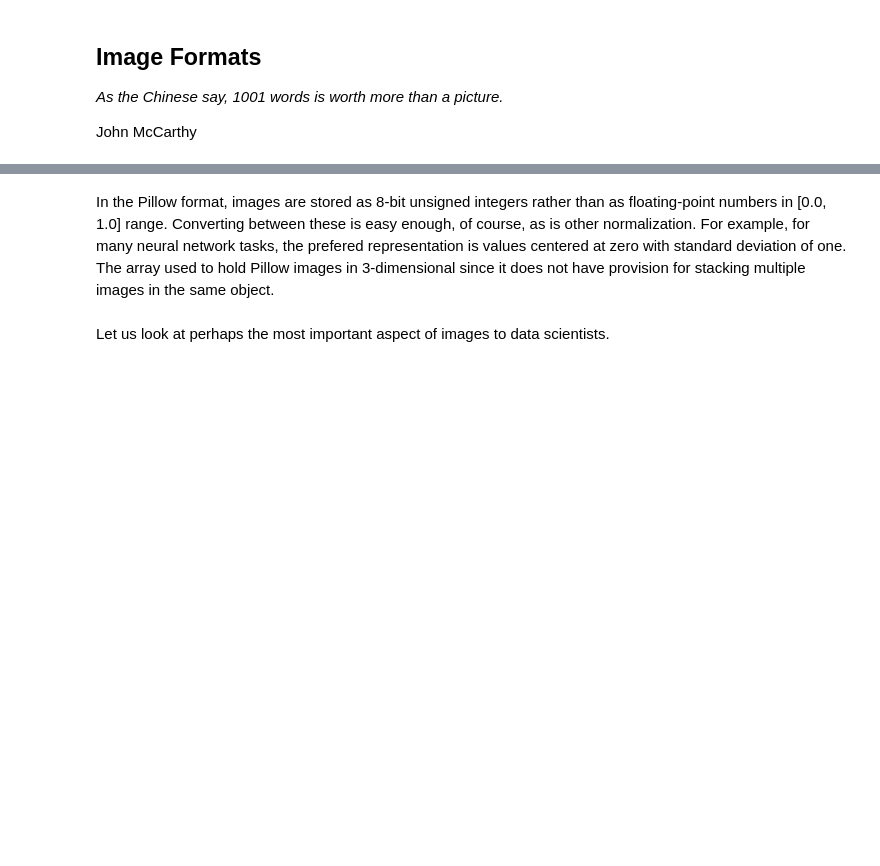
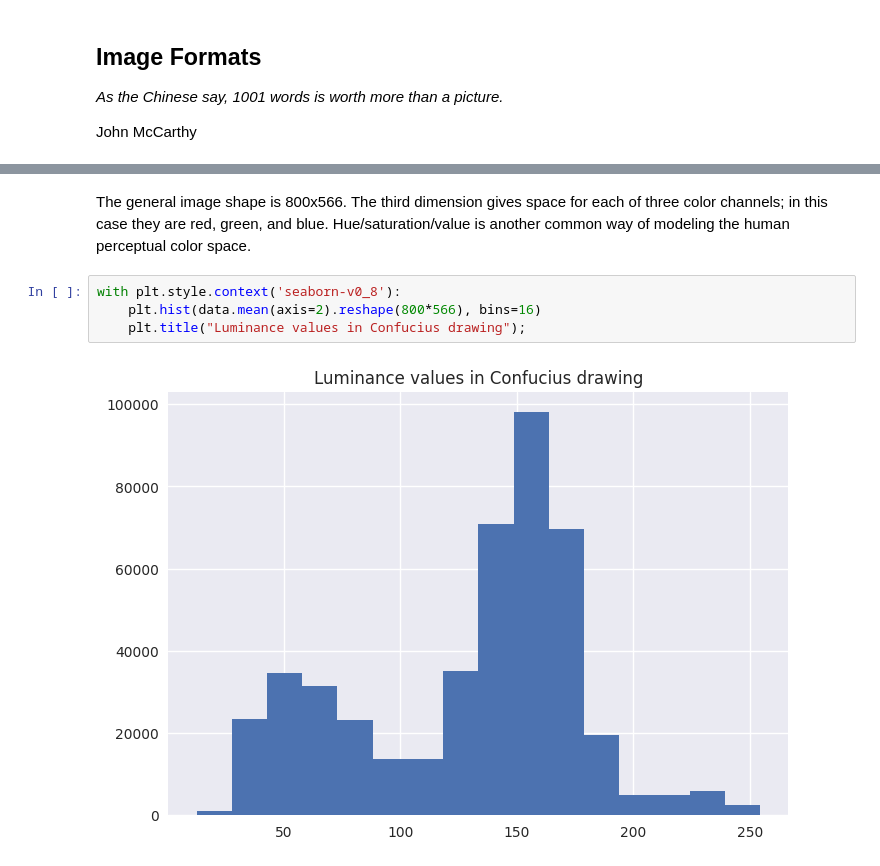
Before and after one commit to DavidMertz/CleaningDataVideo, a Jupyter notebook: Data_Ingestion-Other.ipynb, the cells around one changed output, grey strips where cells are left out. Drawn from its saved outputs; the diff is of its cells as text; blank space fills up the shorter version.

Commit message:
Data Ingestion Other

```diff
--- a/Data_Ingestion-Other.ipynb
+++ b/Data_Ingestion-Other.ipynb
@@ -370,4 +514,8 @@ print("Some values\n", data[:2, :, :])
-# %% [markdown]
-In the Pillow format, images are stored as 8-bit unsigned integers rather than as floating-point numbers in [0.0, 1.0] range.  Converting between these is easy enough, of course, as is other normalization.  For example, for many neural network tasks, the prefered representation is values centered at zero with standard deviation of one.  The array used to hold Pillow images in 3-dimensional since it does not have provision for stacking multiple images in the same object.
-# %% [markdown]
-Let us look at perhaps the most important aspect of images to data scientists.
+# %% [markdown]
+The general image shape is 800x566.  The third dimension gives space for each of three color channels; in this case they are red, green, and blue.  Hue/saturation/value is another common way of modeling the human perceptual color space.
+# %%
+with plt.style.context('seaborn-v0_8'):
+    plt.hist(data.mean(axis=2).reshape(800*566), bins=16)
+    plt.title("Luminance values in Confucius drawing");
+# %% [output]
+[figure, added]
```
Also changed, not shown: parts of 111 cells of this notebook, 3 other files.
